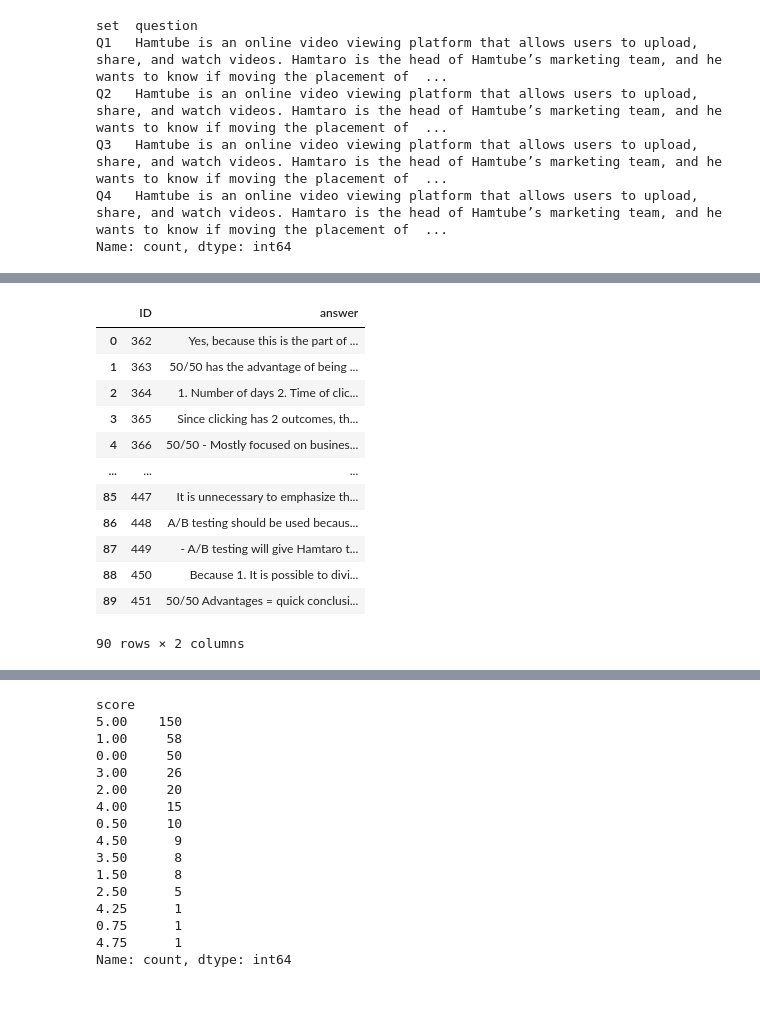
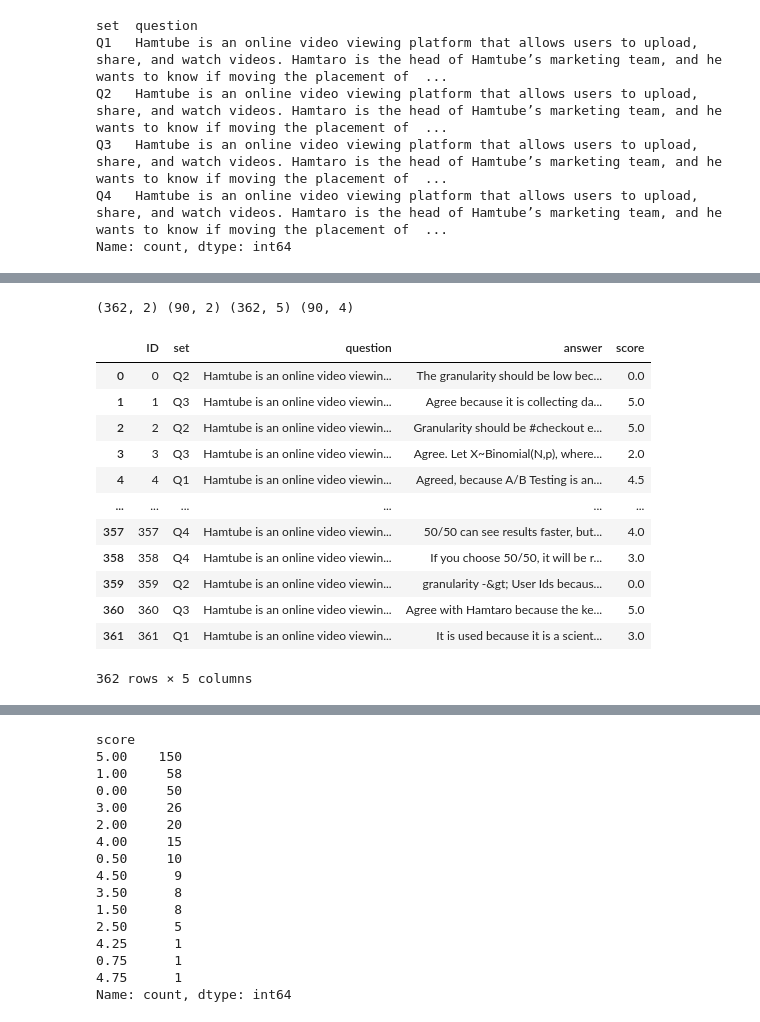
Before and after one commit to bookpanda/2110572-NLP-SYS, a Jupyter notebook: codes/midterm/midterm_nlp.ipynb, the cells around one changed output, grey strips where cells are left out. Cells and saved outputs as stored; diff of their text form; code cells hidden in the pictures.

```diff
--- a/codes/midterm/midterm_nlp.ipynb
+++ b/codes/midterm/midterm_nlp.ipynb
@@ -124,16 +137,25 @@ answers_test.to_csv('answers_test_EN.csv', index=False)
-# %%
-answers_test
-# %% [output]
-|  | ID | answer |
-| 0 | 362 | Yes, because this is the part of ... |
-| 1 | 363 | 50/50 has the advantage of being ... |
-| 2 | 364 | 1. Number of days 2. Time of clic... |
-| 3 | 365 | Since clicking has 2 outcomes, th... |
-| 4 | 366 | 50/50 - Mostly focused on busines... |
-| ... | ... | ... |
-| 85 | 447 | It is unnecessary to emphasize th... |
-| 86 | 448 | A/B testing should be used becaus... |
-| 87 | 449 | - A/B testing will give Hamtaro t... |
-| 88 | 450 | Because 1. It is possible to divi... |
-| 89 | 451 | 50/50 Advantages = quick conclusi... |
-90 rows × 2 columns
+# %%
+answers_train = pd.read_csv('answers_train_EN.csv')
+answers_test = pd.read_csv('answers_test_EN.csv')
+print(answers_train.shape, answers_test.shape, train_df.shape, test_df.shape)
+
+train_df['answer'] = answers_train['answer']
+test_df['answer'] = answers_test['answer']
+# %% [output]
+(362, 2) (90, 2) (362, 5) (90, 4)
+# %%
+train_df
+# %% [output]
+|  | ID | set | question | answer | score |
+| 0 | 0 | Q2 | Hamtube is an online video viewin... | The granularity should be low bec... | 0.0 |
+| 1 | 1 | Q3 | Hamtube is an online video viewin... | Agree because it is collecting da... | 5.0 |
+| 2 | 2 | Q2 | Hamtube is an online video viewin... | Granularity should be #checkout e... | 5.0 |
+| 3 | 3 | Q3 | Hamtube is an online video viewin... | Agree. Let X~Binomial(N,p), where... | 2.0 |
+| 4 | 4 | Q1 | Hamtube is an online video viewin... | Agreed, because A/B Testing is an... | 4.5 |
+| ... | ... | ... | ... | ... | ... |
+| 357 | 357 | Q4 | Hamtube is an online video viewin... | 50/50 can see results faster, but... | 4.0 |
+| 358 | 358 | Q4 | Hamtube is an online video viewin... | If you choose 50/50, it will be r... | 3.0 |
+| 359 | 359 | Q2 | Hamtube is an online video viewin... | granularity -&gt; User Ids becaus... | 0.0 |
+| 360 | 360 | Q3 | Hamtube is an online video viewin... | Agree with Hamtaro because the ke... | 5.0 |
+| 361 | 361 | Q1 | Hamtube is an online video viewin... | It is used because it is a scient... | 3.0 |
+362 rows × 5 columns
```
Also changed, not shown: parts of 9 cells of this notebook, 2 other files.
